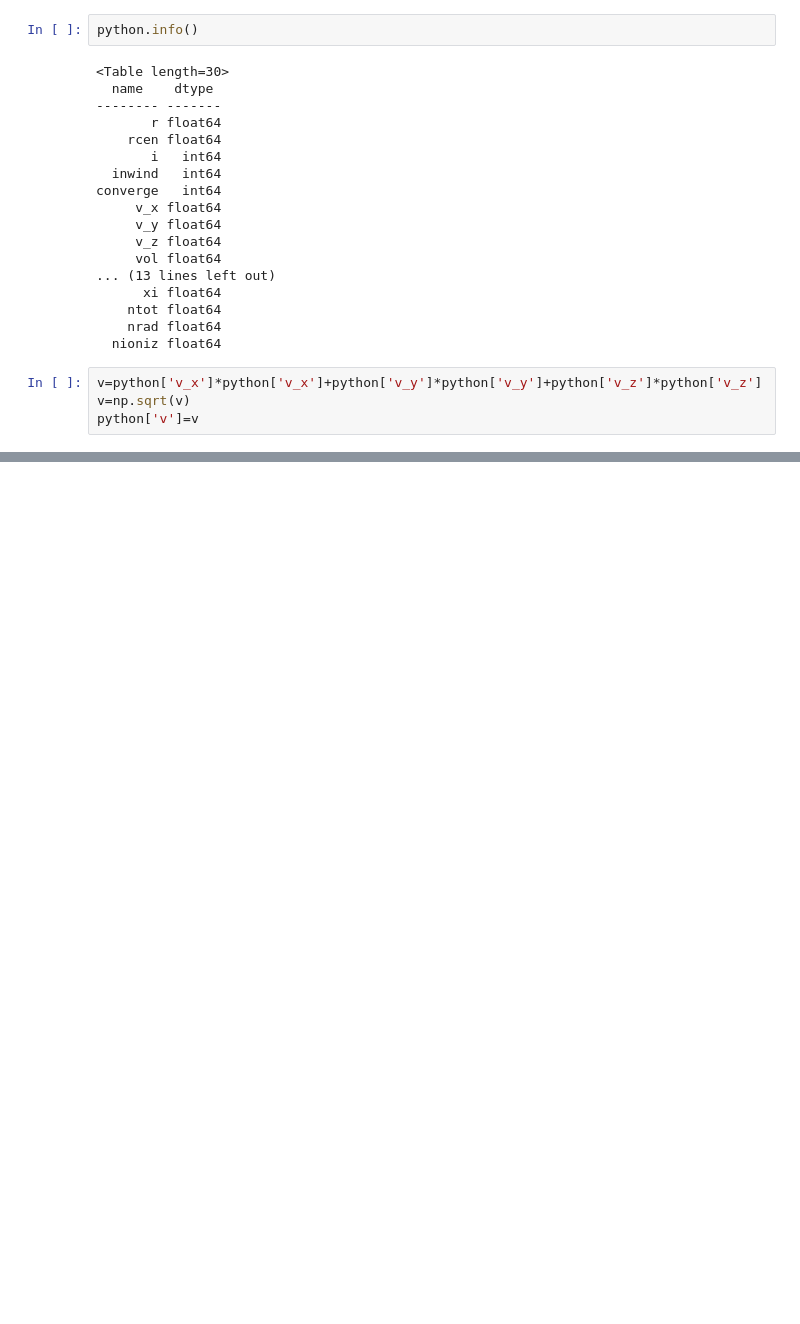
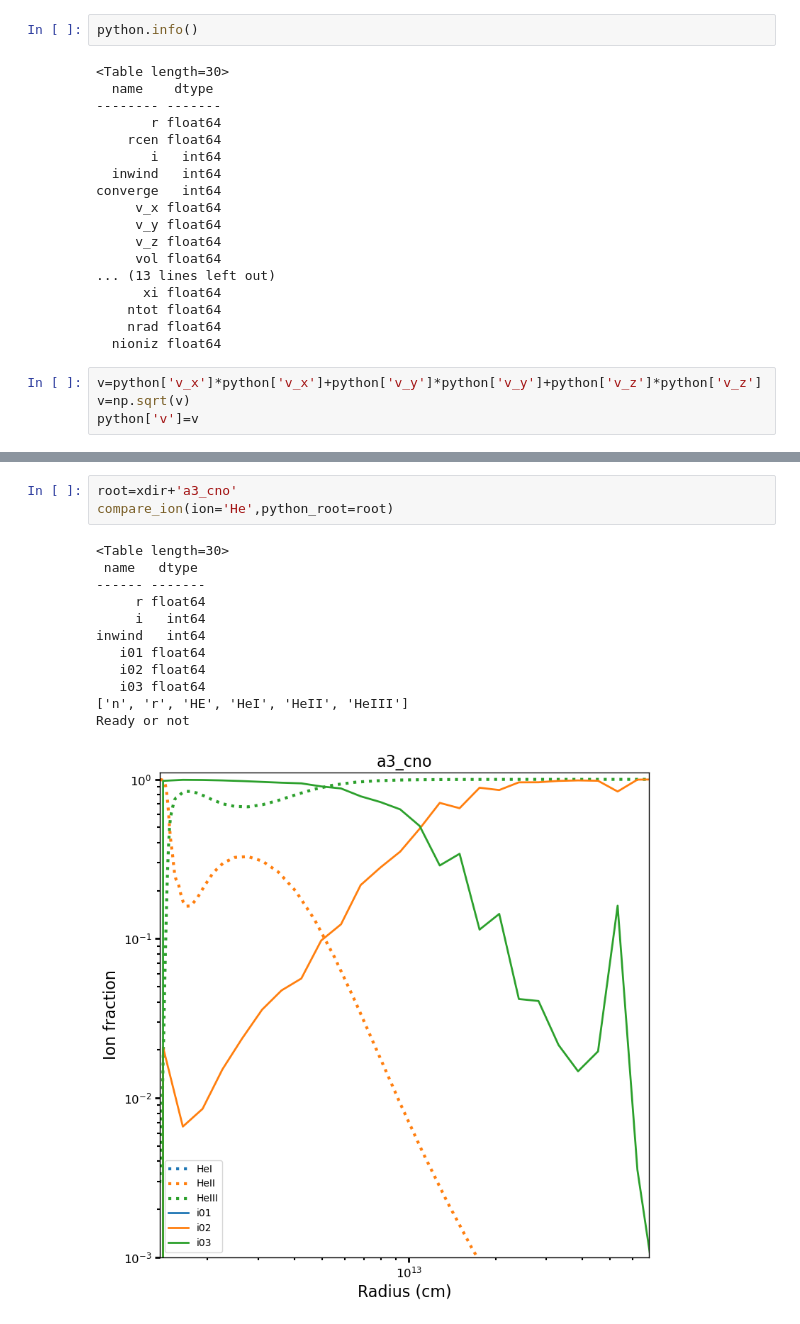
Before and after one commit to sirocco-rt/release-models, a Jupyter notebook: Details/cmfgen/plots/Structure.ipynb, the cells around one changed output, grey strips where cells are left out. Cells and saved outputs as stored; diff of their text form; blank space fills up the shorter version.

```diff
--- a/Details/cmfgen/plots/Structure.ipynb
+++ b/Details/cmfgen/plots/Structure.ipynb
@@ -222,0 +220,16 @@ CIII float64
+# %%
+root=xdir+'a3_cno'
+compare_ion(ion='He',python_root=root)
+# %% [output]
+<Table length=30>
+ name   dtype
+------ -------
+     r float64
+     i   int64
+inwind   int64
+   i01 float64
+   i02 float64
+   i03 float64
+['n', 'r', 'HE', 'HeI', 'HeII', 'HeIII']
+Ready or not
+[figure, added]
```
Also changed, not shown: parts of 9 cells of this notebook, 13 other files.
